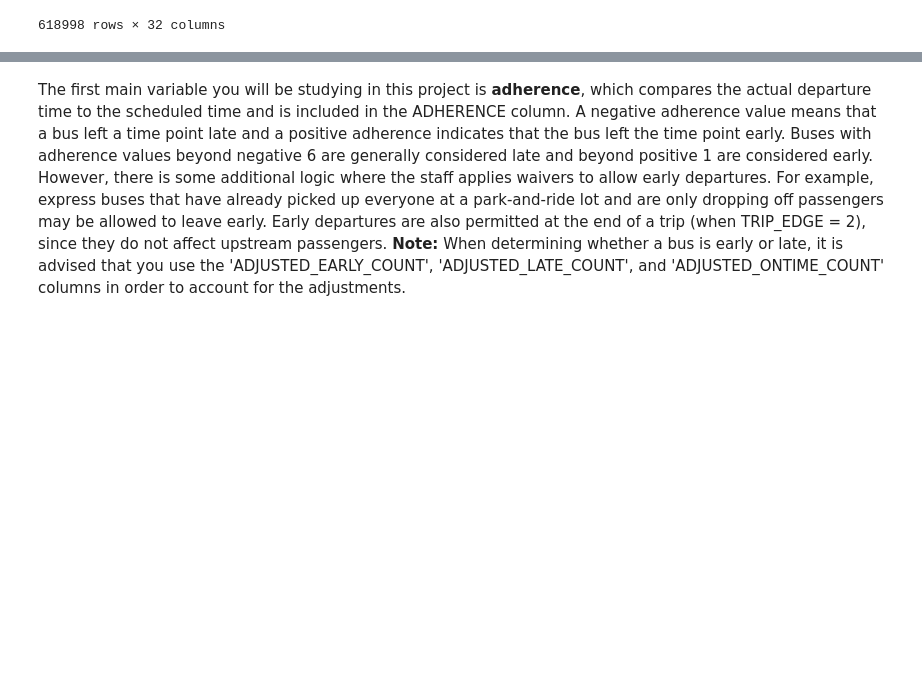
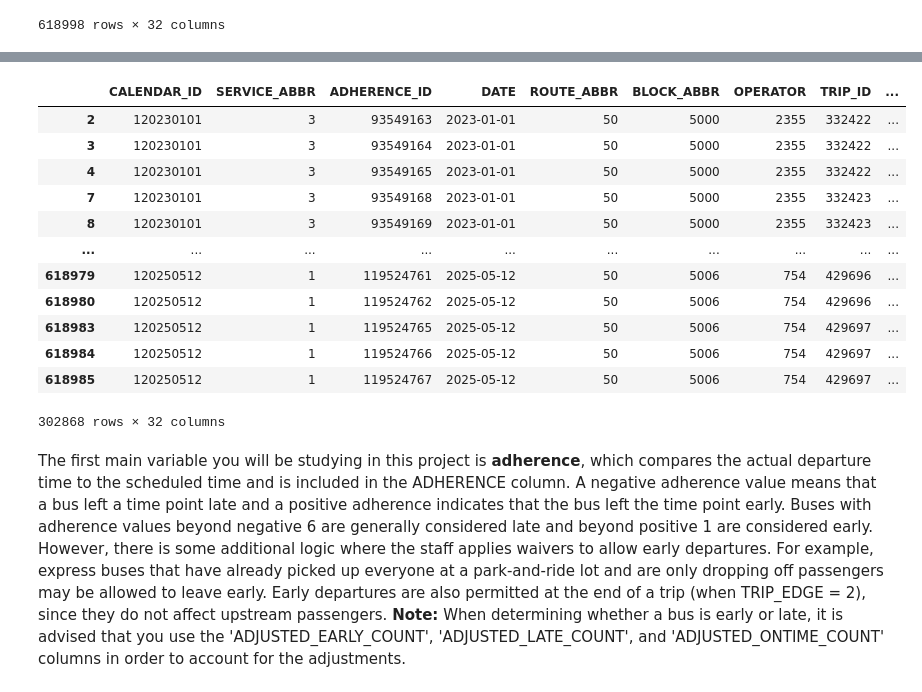
Before and after one commit to NSS-Data-Analytics-Cohort-14/wego-partnerproject-da14-v2-seanfahey1127, a Jupyter notebook: notebooks/WeGo_Project_Sfahey.ipynb, the cells around one changed output, grey strips where cells are left out. Drawn from its saved outputs; the diff is of its cells as text; code cells hidden in the pictures; blank space fills up the shorter version.

```diff
--- a/notebooks/WeGo_Project_Sfahey.ipynb
+++ b/notebooks/WeGo_Project_Sfahey.ipynb
@@ -95,3 +95,19 @@ Name: count, dtype: int64
+# %%
+cln_wego
+# %% [output]
+|  | CALENDAR_ID | SERVICE_ABBR | ADHERENCE_ID | DATE | ROUTE_ABBR | BLOCK_ABBR | OPERATOR | TRIP_ID | ... |
+| 2 | 120230101 | 3 | 93549163 | 2023-01-01 | 50 | 5000 | 2355 | 332422 | ... |
+| 3 | 120230101 | 3 | 93549164 | 2023-01-01 | 50 | 5000 | 2355 | 332422 | ... |
+| 4 | 120230101 | 3 | 93549165 | 2023-01-01 | 50 | 5000 | 2355 | 332422 | ... |
+| 7 | 120230101 | 3 | 93549168 | 2023-01-01 | 50 | 5000 | 2355 | 332423 | ... |
+| 8 | 120230101 | 3 | 93549169 | 2023-01-01 | 50 | 5000 | 2355 | 332423 | ... |
+| ... | ... | ... | ... | ... | ... | ... | ... | ... | ... |
+| 618979 | 120250512 | 1 | 119524761 | 2025-05-12 | 50 | 5006 | 754 | 429696 | ... |
+| 618980 | 120250512 | 1 | 119524762 | 2025-05-12 | 50 | 5006 | 754 | 429696 | ... |
+| 618983 | 120250512 | 1 | 119524765 | 2025-05-12 | 50 | 5006 | 754 | 429697 | ... |
+| 618984 | 120250512 | 1 | 119524766 | 2025-05-12 | 50 | 5006 | 754 | 429697 | ... |
+| 618985 | 120250512 | 1 | 119524767 | 2025-05-12 | 50 | 5006 | 754 | 429697 | ... |
+302868 rows × 32 columns
 # %% [markdown]
 The first main variable you will be studying in this project is **adherence**, which compares the actual departure time to the scheduled time and is included in the ADHERENCE column. A negative adherence value means that a bus left a time point late and a positive adherence indicates that the bus left the time point early. Buses with adherence values beyond negative 6 are generally considered late and beyond positive 1 are considered early. However, there is some additional logic where the staff applies waivers to allow early departures. For example, express buses that have already picked up everyone at a park-and-ride lot and are only dropping off passengers may be allowed to leave early.  Early departures are also permitted at the end of a trip (when TRIP_EDGE = 2), since they do not affect upstream passengers. **Note:** When determining whether a bus is early or late, it is advised that you use the 'ADJUSTED_EARLY_COUNT', 'ADJUSTED_LATE_COUNT', and 'ADJUSTED_ONTIME_COUNT' columns in order to account for the adjustments.
 # %%
```
Also changed, not shown: parts of 13 cells of this notebook.
